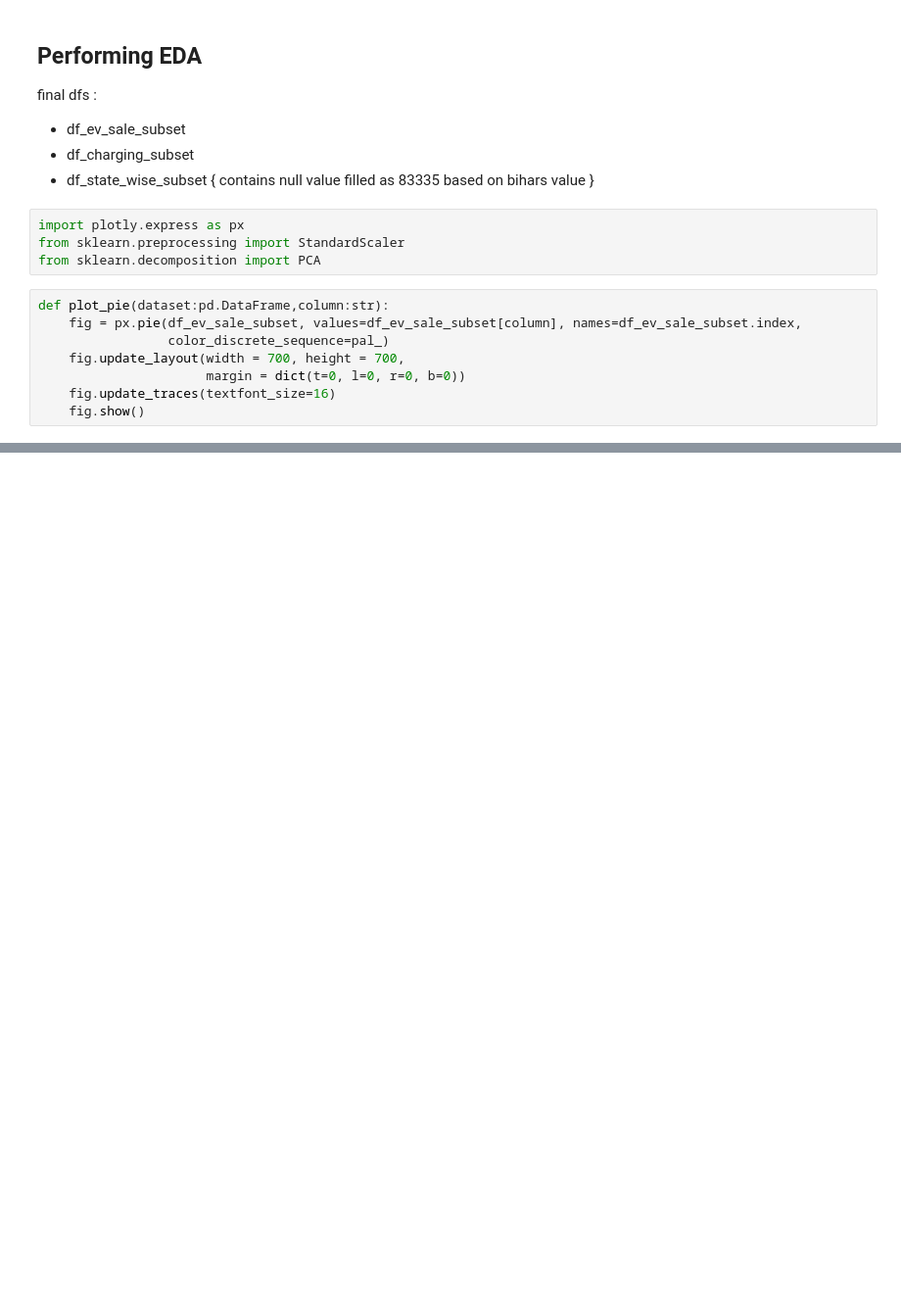
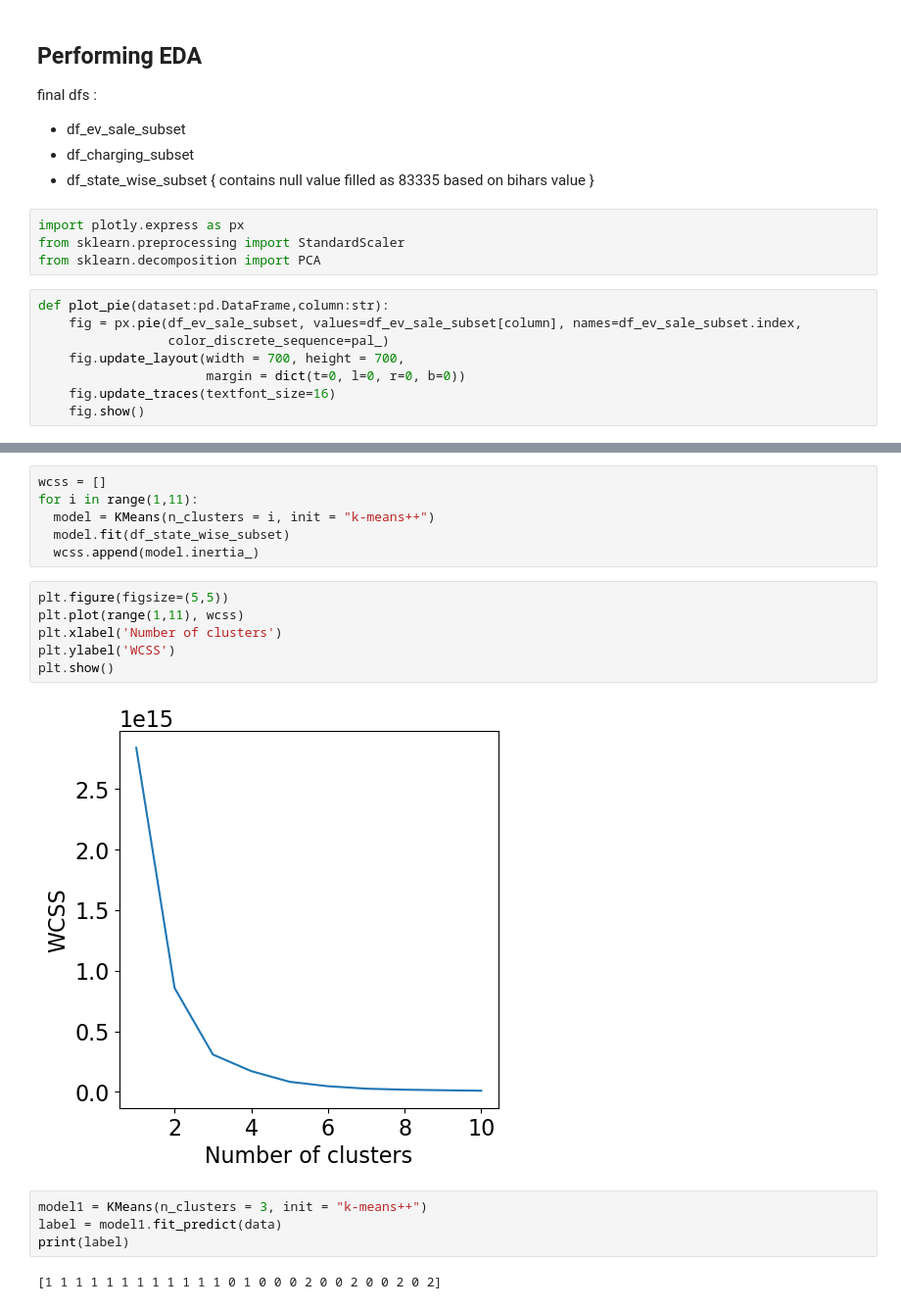
Before and after one commit to Nisarg221B/Electric_Vehicle_Market_Segmentation, a Jupyter notebook: Data Exploration and Segmentation /Nisarg_DataExploratioin_Segmentation.ipynb, the cells around one changed output, grey strips where cells are left out. Shown at 98% size. Cells and saved outputs as stored; diff of their text form; blank space fills up the shorter version.

```diff
--- a/Data Exploration and Segmentation /Nisarg_DataExploratioin_Segmentation.ipynb
+++ b/Data Exploration and Segmentation /Nisarg_DataExploratioin_Segmentation.ipynb
@@ -384,0 +419,20 @@ AttributeError: 'DataFrame' object has no attribute 'explained_variance_ratio_'
+# %%
+wcss = []
+for i in range(1,11):
+  model = KMeans(n_clusters = i, init = "k-means++")
+  model.fit(df_state_wise_subset)
+  wcss.append(model.inertia_)
+# %%
+plt.figure(figsize=(5,5))
+plt.plot(range(1,11), wcss)
+plt.xlabel('Number of clusters')
+plt.ylabel('WCSS')
+plt.show()
+# %% [output]
+[figure, added]
+# %%
+model1 = KMeans(n_clusters = 3, init = "k-means++")
+label = model1.fit_predict(data)
+print(label)
+# %% [output]
+[1 1 1 1 1 1 1 1 1 1 1 1 0 1 0 0 0 2 0 0 2 0 0 2 0 2]
```
Also changed, not shown: parts of 13 cells of this notebook, 1 other file.
